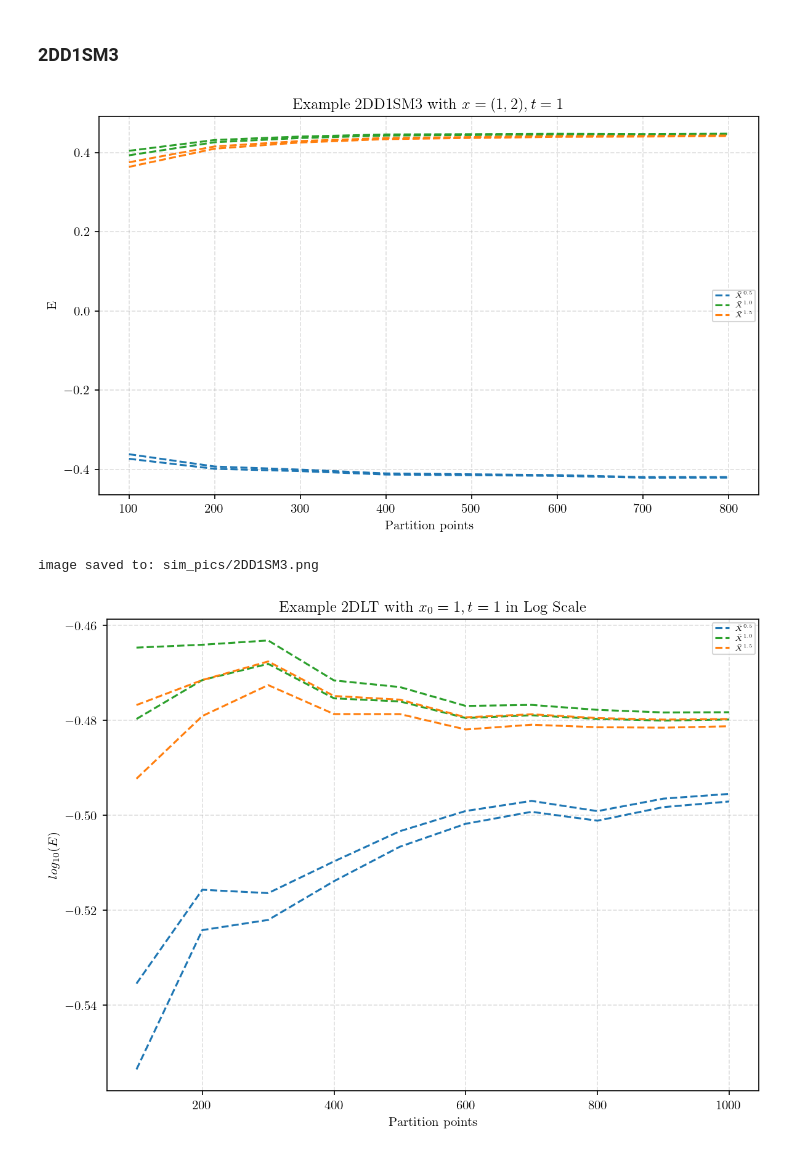
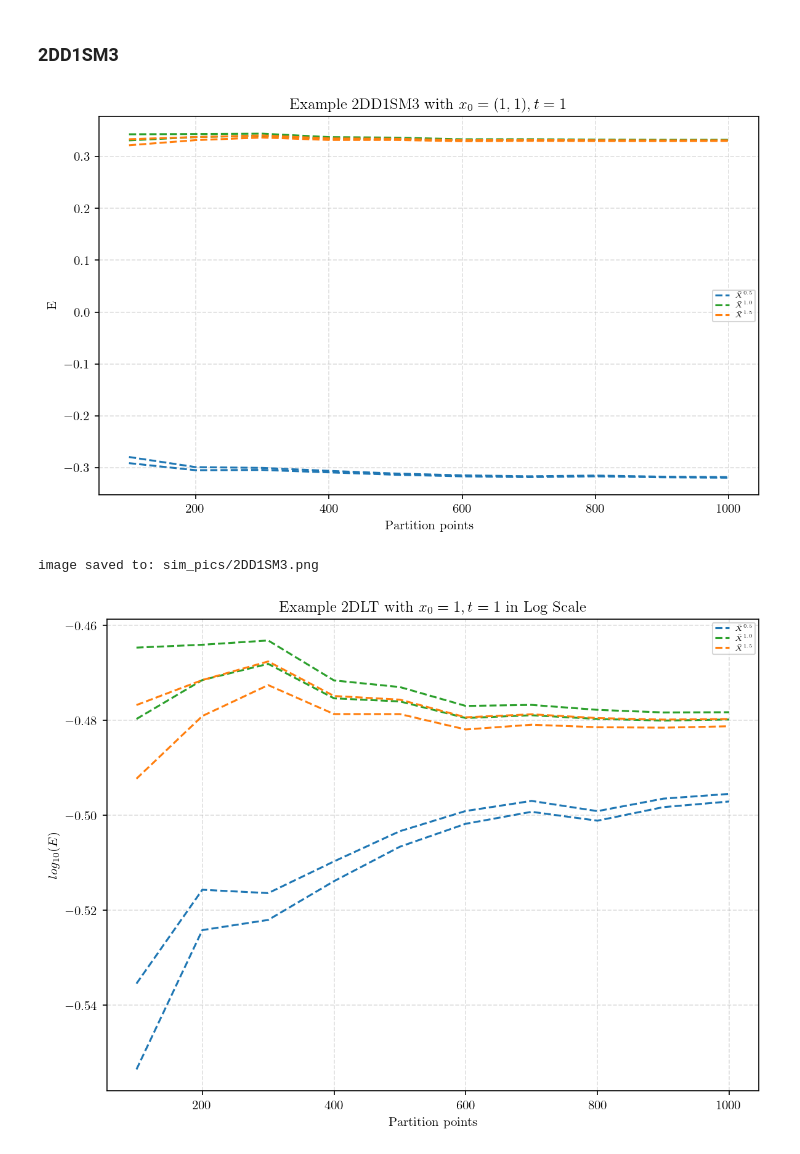
Before and after one commit to Andriyichenko/simulation, a Jupyter notebook: 2D/2D_plot.ipynb, the cells around one changed output. Drawn from its saved outputs; the diff is of its cells as text; code cells hidden in the pictures.

Commit message:
changed 2d_plot and readme file

```diff
--- a/2D/2D_plot.ipynb
+++ b/2D/2D_plot.ipynb
@@ -324,8 +324,8 @@ def conf_level(a): #aは信頼度であり、ex:a=0.95なら95%信頼区間
     z=norm.ppf(1 - alpha / 2) #ここでPPF = Percaent Point Function,両側検定なのでalpha/2,norm.ppfは累積分布関数の逆関数、i.e.「何番目の値がこの累積確率になるのか？」を計算する
     return z
 
-df2 = pd.read_csv("../data_source/2DD1SM3_100_1000_test_data.csv")
-df3 = pd.read_csv("../data_source/2DD1SM3_100_1000_test_data.csv")
+df2 = pd.read_csv("../data_source/2DD1SM3_100_1000_data.csv")
+df3 = pd.read_csv("../data_source/2DD1SM3_100_1000_data.csv")
 
 
 #z信頼水準の計算,aは信頼度であり、ex:a=0.95なら95%信頼区間
@@ -342,35 +342,35 @@ Am_se_df2    = Am_std_df2  / np.sqrt(paths)
 A15_se_df2   = A15_std_df2 / np.sqrt(paths)
 
 # Confidence bands
 A_up_df2     = df2['A']     + z * A_se_df2
 A_low_df2    = df2['A']     - z * A_se_df2
 Am_up_df2    = df2['Am']    + z * Am_se_df2
 Am_low_df2   = df2['Am']    - z * Am_se_df2
 A15_up_df2   = df2['A_1.5'] + z * A15_se_df2
 A15_low_df2  = df2['A_1.5'] - z * A15_se_df2
 
 
 # グラフを描画
 plt.figure(figsize=(8, 5), dpi=150)  # dpi とは Dots Per Inch を意味する
 plt.plot(df2["points"], A_up_df2, linestyle="--", color="#1f77b4", label=r"$\bar{X}^{0.5}$")
 plt.plot(df2["points"], A_low_df2, linestyle="--", color="#1f77b4")
 plt.plot(df2["points"], Am_up_df2, linestyle="--", color="#2ca02c", label=r"$\bar{X}^{1.0}$ ")
 plt.plot(df2["points"], Am_low_df2, linestyle="--", color="#2ca02c")
 plt.plot(df2["points"], A15_up_df2, linestyle="--", color="#ff7f0e", label=r"$\bar{X}^{1.5}$ ")
 plt.plot(df2["points"], A15_low_df2, linestyle="--", color="#ff7f0e")
 
 
-plt.title(r'Example 2DD1SM3 with $x=(1,2), t=1$')
+plt.title(r'Example 2DD1SM3 with $x_0 =(1,1), t=1$')
 plt.xlabel("Partition points")
 plt.ylabel("$\mathrm{E}$ ")
 plt.grid(True, linestyle="--", alpha=0.4)
 plt.legend(fontsize=5.5, loc='best')
 plt.tight_layout()  # 自動的にレイアウトを調整する
 plt.savefig(save_path, dpi=250, bbox_inches='tight')
 plt.show()
 print("image saved to:", save_path)
 # %% [output]
-[figure, old version]
+[figure, new version]
 image saved to: sim_pics/2DD1SM3.png
 # %%
 #2DD1SM3_log
```
Also changed, not shown: parts of 5 cells of this notebook, 9 other files.
